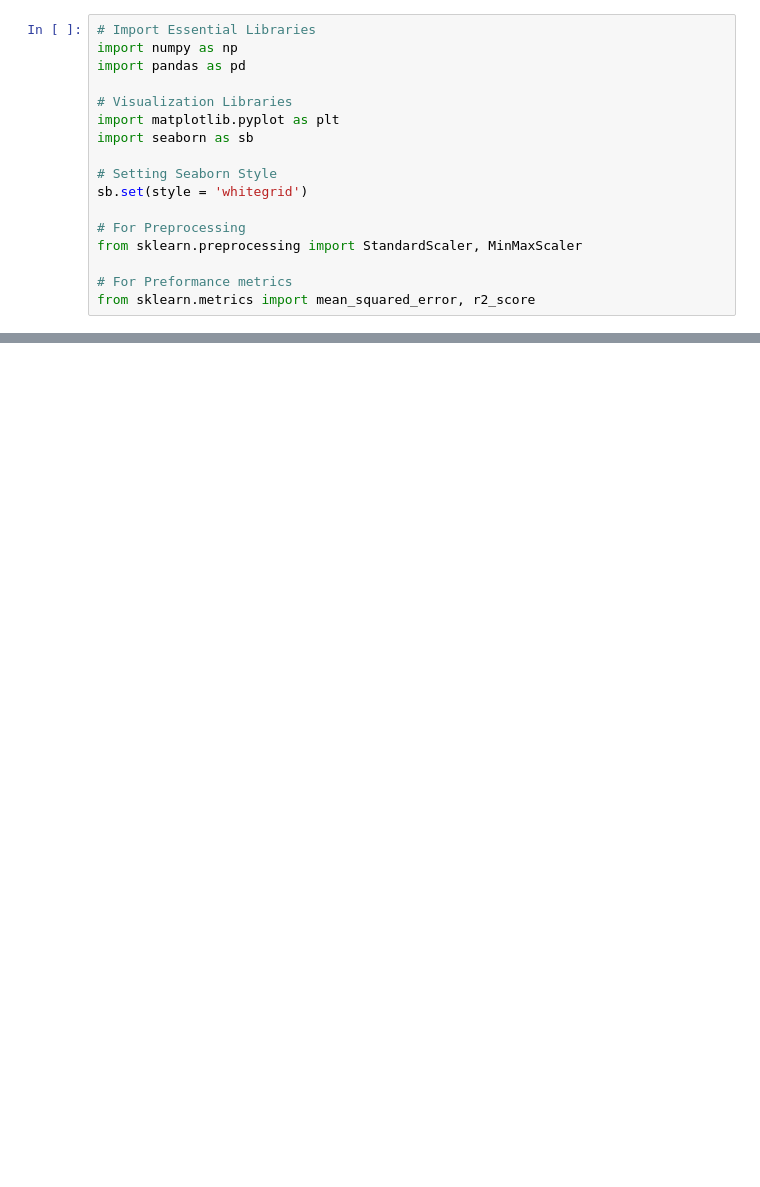
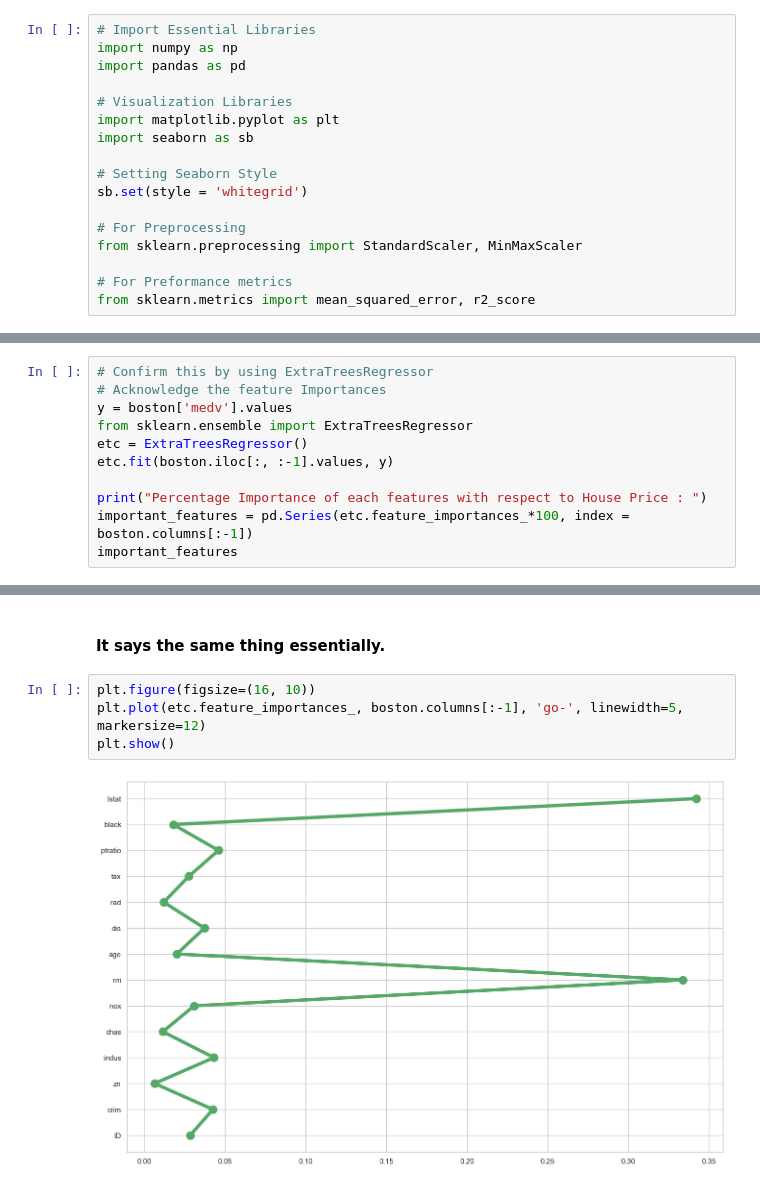
Before and after one commit to shabir67/boston-housing-prediction, a Jupyter notebook: Boston_Assignment.ipynb, the cells around one changed output, grey strips where cells are left out. Cells and saved outputs as stored; diff of their text form; blank space fills up the shorter version.

```diff
--- a/Boston_Assignment.ipynb
+++ b/Boston_Assignment.ipynb
@@ -24,0 +133,11 @@ FileNotFoundError: [Errno 2] No such file or directory: './Data/housing.csv'
+# %%
+# Confirm this by using ExtraTreesRegressor
+# Acknowledge the feature Importances
+y = boston['medv'].values
+from sklearn.ensemble import ExtraTreesRegressor
+etc = ExtraTreesRegressor()
+etc.fit(boston.iloc[:, :-1].values, y)
+
+print("Percentage Importance of each features with respect to House Price : ")
+important_features = pd.Series(etc.feature_importances_*100, index = boston.columns[:-1])
+important_features
@@ -24,0 +199,8 @@ FileNotFoundError: [Errno 2] No such file or directory: './Data/housing.csv'
+# %% [markdown]
+#### It says the same thing essentially.
+# %%
+plt.figure(figsize=(16, 10))
+plt.plot(etc.feature_importances_, boston.columns[:-1], 'go-', linewidth=5, markersize=12)
+plt.show()
+# %% [output]
+[figure, added]
```
Also changed, not shown: parts of 46 cells of this notebook, 2 other files.
